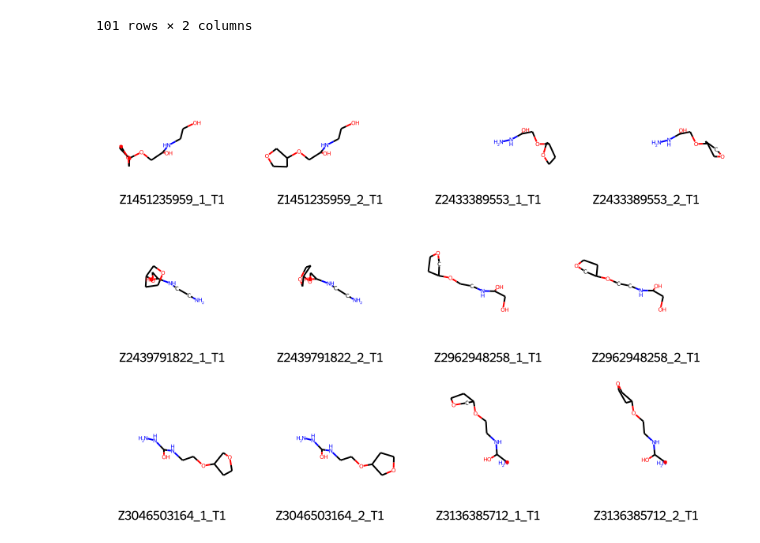
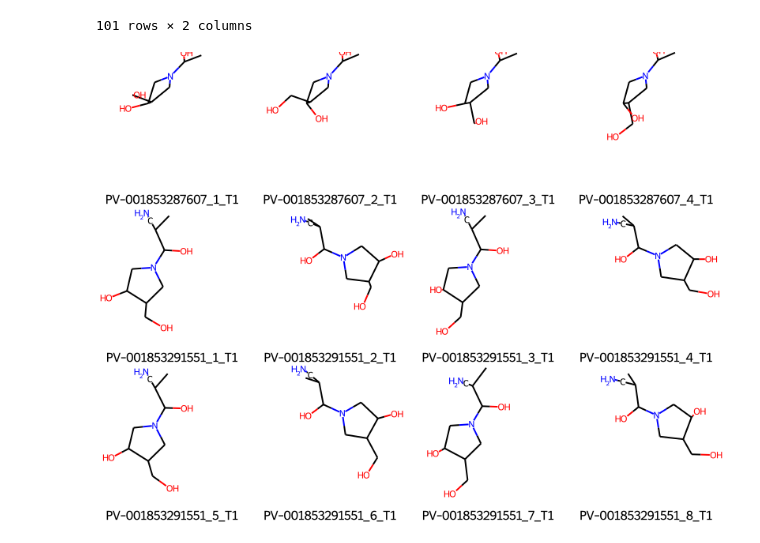
Before and after one commit to wewewexiao2008/virtual-screen, a Jupyter notebook: notebook.ipynb, the cells around one changed output. Cells and saved outputs as stored; diff of their text form; code cells hidden in the pictures.

Commit message:
test for mem

```diff
--- a/notebook.ipynb
+++ b/notebook.ipynb
@@ -920,11 +922,13 @@ from sklearn.cluster import KMeans, MiniBatchKMeans
 
 ls = glob.glob(r'**/*ed.fps', recursive=True)
 
+layer_1 = 1000
+
 reducer = Reducer(
-    n_clusters=500,
-    batch_size=1000,
+    n_clusters=layer_1,
+    batch_size=100,
     max_iter=200,
-    init_size=1500
+    init_size=layer_1
 )
 
-df = reducer.run(ls[0], rank=0)
+df = reducer.run_with_fps(ls[0])
@@ -949,0 +935,14 @@ Name: gp1, Length: 500, dtype: int64
+# %%
+from rdkit import DataStructs
+from rdkit.DataStructs import ExplicitBitVect
+import joblib
+_df = pd.read_csv(ls[0], delimiter='\t')
+fps = []
+for i in _df['base64']:
+    _fp = ExplicitBitVect(0)
+    ExplicitBitVect.FromBase64(_fp, i)
+    arr = np.zeros((1,), dtype='i0')
+    DataStructs.ConvertToNumpyArray(_fp, arr)
+    fps.append(arr)
+
+joblib.dump(fps, 'test.df')
@@ -984,28 +1014,28 @@ df_final[['id','gp1']]
 # %%
 from rdkit import Chem
 from rdkit.Chem import AllChem
 # from rdkit.Chem.Draw import IPythonConsole #Needed to show molecules
 from rdkit.Chem.Draw.MolDrawing import MolDrawing, DrawingOptions #Only needed if modifying defaults
 from rdkit.Chem import Draw
 from scripts.rdkit2pdbqt import MolFromPDBQTBlock
 
 mols = []
 ids = []
 
-for mol_id in df[df['gp1']==314]['id'][:]:
+for mol_id in df[df['layer_0']==127]['id'][:12]:
     _ls = glob.glob(r'debug/**/{}.pdbqt'.format(mol_id),recursive=True)
     mol_path = _ls[0]
     with open(mol_path, 'r') as mol_f:
         mol = MolFromPDBQTBlock(mol_f.read())
     mols.append(mol)
     ids.append(mol_id)
 
 img = Draw.MolsToGridImage(
     mols,
     molsPerRow=4,
     subImgSize=(200,200),
     legends=[i for i in ids]
 )
 img
 # %% [output]
-[figure, old version]
+[figure, new version]
```
Also changed, not shown: parts of 6 cells of this notebook, 3 other files.
